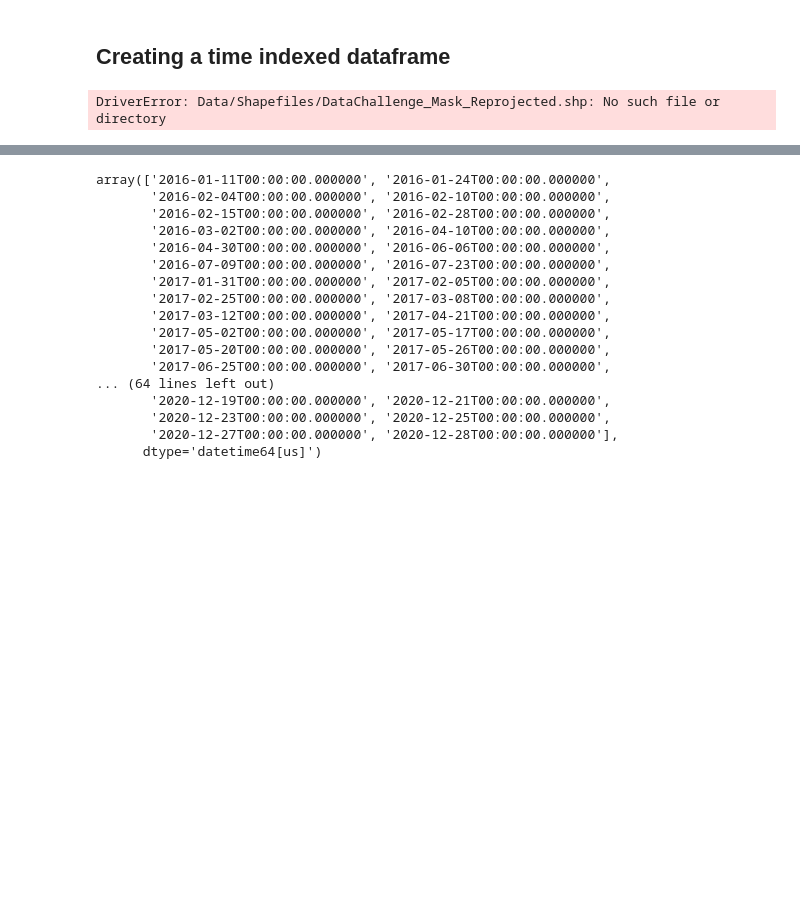
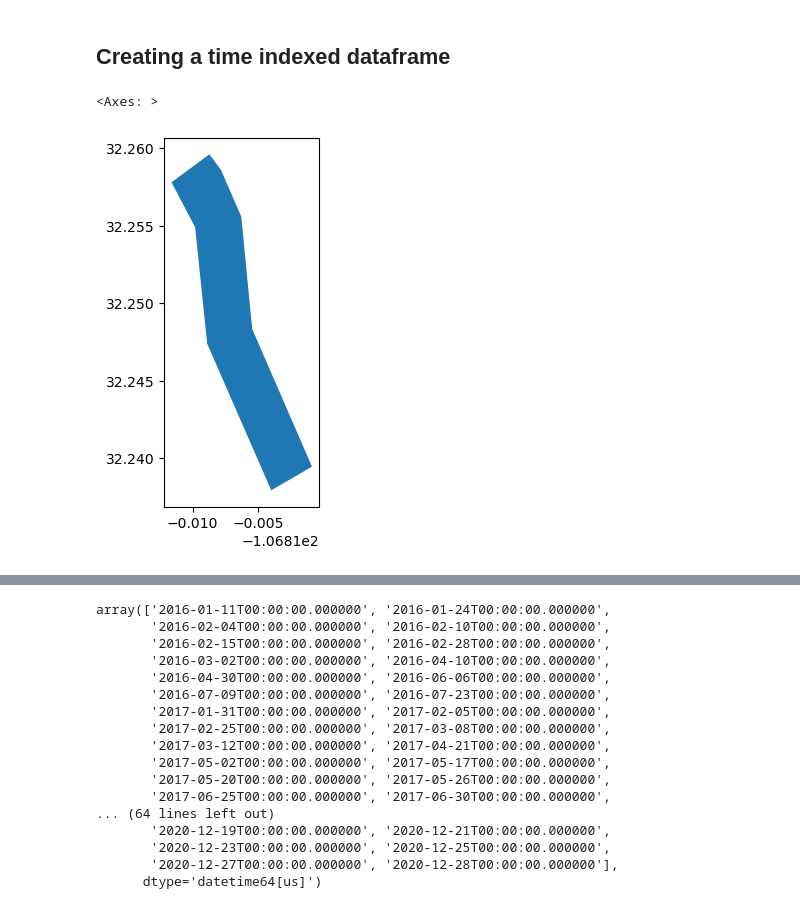
Before and after one commit to dtadych/Tadych_PlanetData_Challenge, a Jupyter notebook: RioGrandeAnalysis_Expanded_JustAnalysis.ipynb, the cells around one changed output, grey strips where cells are left out. Drawn from its saved outputs; the diff is of its cells as text; code cells hidden in the pictures; blank space fills up the shorter version.

```diff
--- a/RioGrandeAnalysis_Expanded_JustAnalysis.ipynb
+++ b/RioGrandeAnalysis_Expanded_JustAnalysis.ipynb
@@ -98,7 +81,8 @@ Band 5 Block=256x256 Type=UInt16, ColorInterp=Undefined
 # ls -1 Data/RapidEye/*RE*_3A_Analytic_SR_clip.tif > tiff_test_list.txt
 # %%
 # items = glob.glob('Data/RapidEye/*2010*RE*_3A_Analytic_SR_clip.tif')
-file_loc = 'Data/MES_48R/files/'
+site_name = 'MES_48R'
+file_loc = 'Data/'+site_name+'/files/'
 items = glob.glob(file_loc+'*SR*.tif')
 items
 # %% [output]
@@ -442,12 +428,14 @@ plt.show()
 ## Creating a time indexed dataframe
 # %%
 # Read in the Shapefile
-filename = "DataChallenge_Mask_Reprojected.shp"
+filename = 'AOI/'+site_name+'_simplified.shp'
 # filepath = os.path.join('Data/Shapefiles/', filename)
-filepath = os.path.join('Data/Shapefiles/', filename)
-study_areas = gp.read_file(filepath)
+# filepath = os.path.join('Data/Shapefiles/', filename)
+study_areas = gp.read_file(filename)
+study_areas.plot()
 # %% [output]
-DriverError: Data/Shapefiles/DataChallenge_Mask_Reprojected.shp: No such file or directory
+<Axes: >
+[figure, added]
 # %%
 date_list = []
 for i in items:
```
Also changed, not shown: parts of 24 cells of this notebook, 2 other files.
